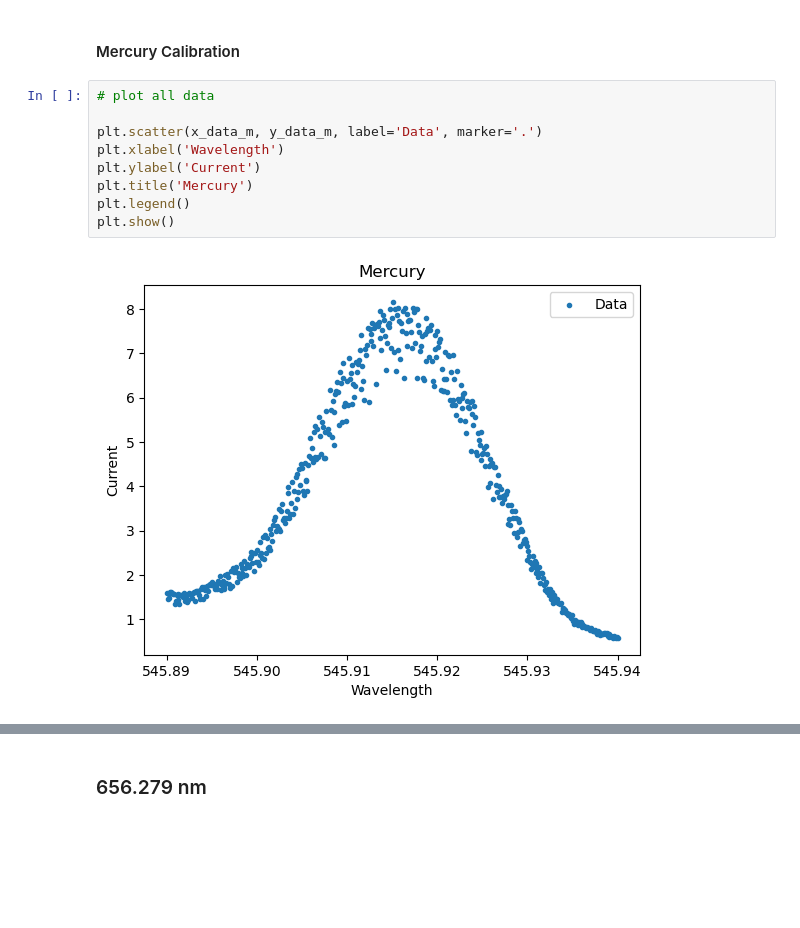
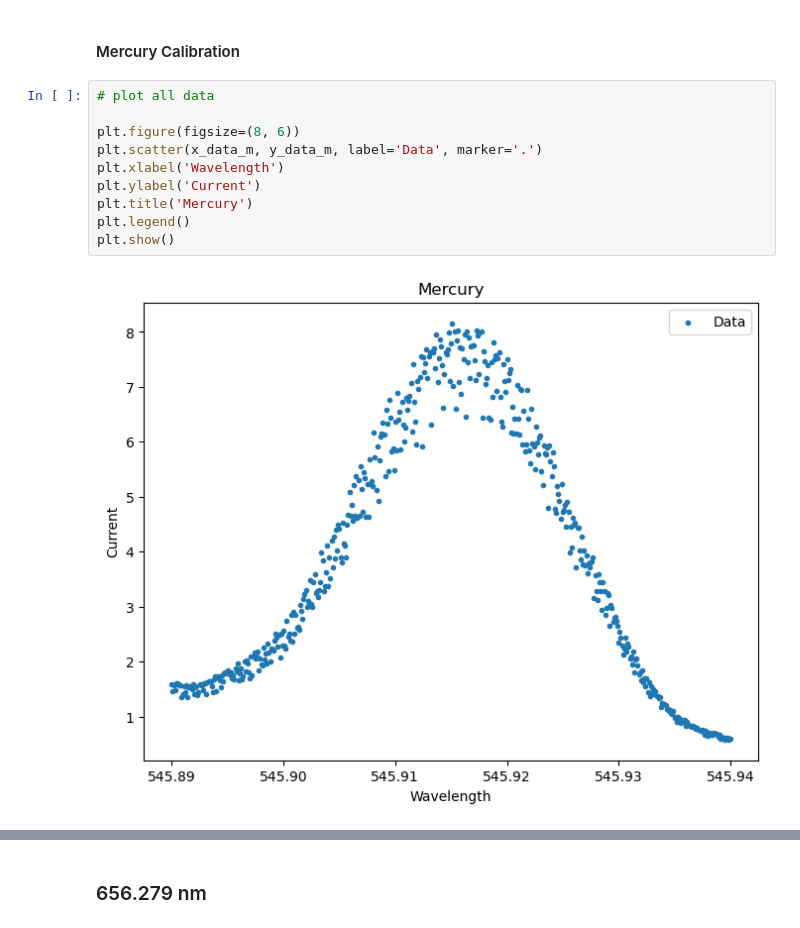
Before and after one commit to JJAmidei/AdvancedLab, a Jupyter notebook: H2D2/H2D2 Spectroscopy .ipynb, the cells around one changed output, grey strips where cells are left out. Saved outputs shown, nothing was run; the diff lists cells and outputs as text; blank space fills up the shorter version.

```diff
--- a/H2D2/H2D2 Spectroscopy .ipynb
+++ b/H2D2/H2D2 Spectroscopy .ipynb
@@ -83,14 +88,15 @@ y_data_4_peak2 = [float(row[1]) if is_float(row[1]) else np.nan for row in data4
 # %%
 # plot all data
 
+plt.figure(figsize=(8, 6))
 plt.scatter(x_data_m, y_data_m, label='Data', marker='.')
 plt.xlabel('Wavelength')
 plt.ylabel('Current')
 plt.title('Mercury')
 plt.legend()
 plt.show()
 # %% [output]
-[figure, old version]
+[figure, new version]
 # %%
 #x_min = 545.901
 #x_max = 545.93
```
Also changed, not shown: parts of 10 cells of this notebook, 1 other file.
